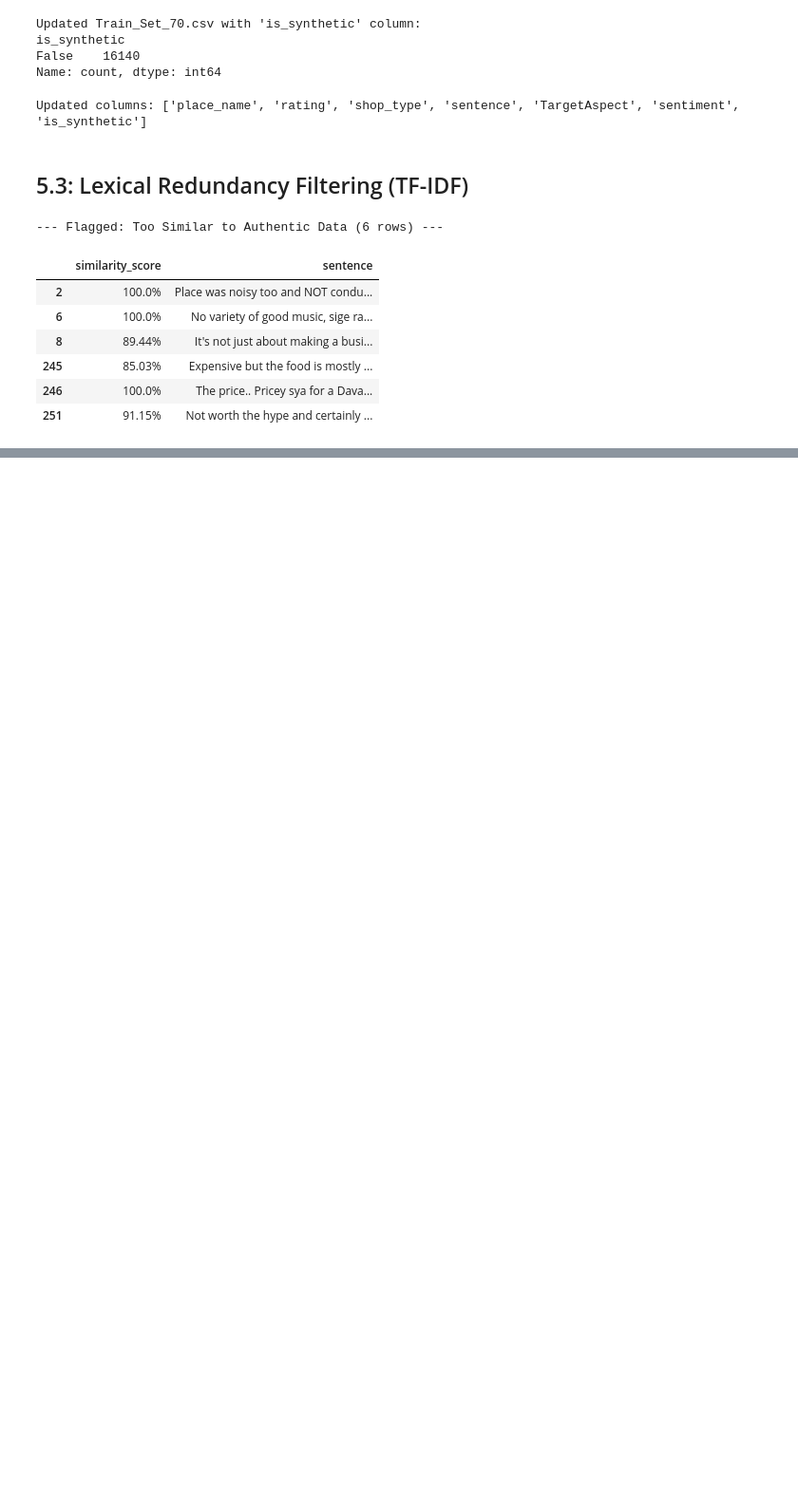
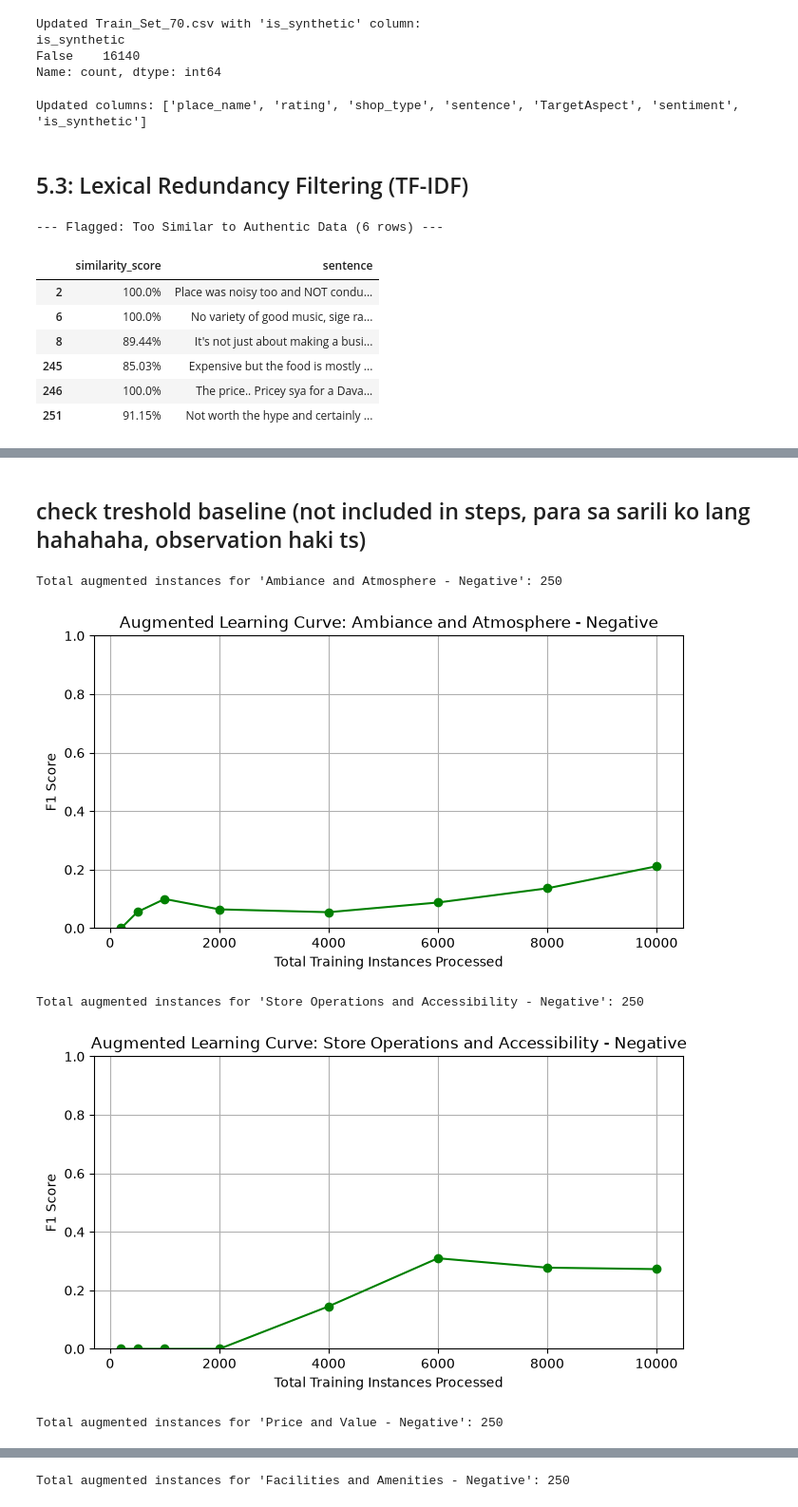
Before and after one commit to z-sulit/Thesis-Project-Aspect-Based-Sentiment-Analysis, a Jupyter notebook: _5_Targeted_Synthetic_Data_Augmentation/Data_augmentation.ipynb, the cells around one changed output, grey strips where cells are left out. Shown at 95% size. Drawn from its saved outputs; the diff is of its cells as text; code cells hidden in the pictures; blank space fills up the shorter version.

```diff
--- a/_5_Targeted_Synthetic_Data_Augmentation/Data_augmentation.ipynb
+++ b/_5_Targeted_Synthetic_Data_Augmentation/Data_augmentation.ipynb
@@ -434,0 +559,78 @@ Final Synthetic Rows Retained: 484
+# %% [markdown]
+## check treshold baseline (not included in steps, para sa sarili ko lang hahahaha, observation haki ts)
+# %%
+import matplotlib.pyplot as plt
+import pandas as pd
+import warnings
+
+from sklearn.feature_extraction.text import TfidfVectorizer
+from sklearn.linear_model import LogisticRegression
+from sklearn.metrics import f1_score
+from sklearn.pipeline import make_pipeline
+from sklearn.utils import resample
+
+warnings.filterwarnings('ignore')
+
+# 1. Load the NEW Augmented Train Set and the original Validation Set
+df_train_aug = pd.read_csv('Train_Set_70_Augmented.csv').dropna(subset=['sentence', 'TargetAspect'])
+df_val = pd.read_csv('Validation_Set_15.csv').dropna(subset=['sentence', 'TargetAspect'])
+
+# 2. Map Sentiment to Recreate TargetClass
+def map_sentiment(rating):
+    if rating <= 2: return 'Negative'
+    elif rating == 3: return 'Neutral'
+    else: return 'Positive'
+
+for df in [df_train_aug, df_val]:
+    df['Sentiment'] = df['rating'].apply(map_sentiment)
+    df['TargetClass'] = df['TargetAspect'] + ' - ' + df['Sentiment']
+
+# 3. Define the Plotting Function
+def plot_learning_curve(df_train, df_val, target_class, batch_sizes):
+    f1_scores = []
+
+    y_train_binary = (df_train['TargetClass'] == target_class).astype(int)
+    y_val_binary = (df_val['TargetClass'] == target_class).astype(int)
+
+    print(f"Total augmented instances for '{target_class}': {y_train_binary.sum()}")
+
+    proxy_model = make_pipeline(
+        TfidfVectorizer(max_features=5000, ngram_range=(1,2)),
+        LogisticRegression(max_iter=1000, class_weight='balanced', random_state=42)
+    )
+
+    valid_batch_sizes = [size for size in batch_sizes if size <= len(df_train)]
+
+    for size in valid_batch_sizes:
+        df_subset = resample(df_train, n_samples=size, replace=False, stratify=y_train_binary, random_state=42)
+        X_subset = df_subset['sentence'].fillna('')
+        y_subset = (df_subset['TargetClass'] == target_class).astype(int)
+
+        proxy_model.fit(X_subset, y_subset)
+        y_pred = proxy_model.predict(df_val['sentence'].fillna(''))
+
+        score = f1_score(y_val_binary, y_pred, zero_division=0)
+        f1_scores.append(score)
+
+    plt.figure(figsize=(8, 4))
+    plt.plot(valid_batch_sizes, f1_scores, marker='o', linestyle='-', color='g')
+    plt.title(f'Augmented Learning Curve: {target_class}')
+    plt.xlabel('Total Training Instances Processed')
+    plt.ylabel('F1 Score')
+    plt.grid(True)
+    plt.ylim(0, 1.0)
+    plt.show()
+
+# 4. Evaluate the Augmented Minority Classes
+batch_sizes = [200, 500, 1000, 2000, 4000, 6000, 8000, 10000]
+
+plot_learning_curve(df_train_aug, df_val, 'Ambiance and Atmosphere - Negative', batch_sizes)
+plot_learning_curve(df_train_aug, df_val, 'Store Operations and Accessibility - Negative', batch_sizes)
+plot_learning_curve(df_train_aug, df_val, 'Price and Value - Negative', batch_sizes)
+plot_learning_curve(df_train_aug, df_val, 'Facilities and Amenities - Negative', batch_sizes)
+# %% [output]
+Total augmented instances for 'Ambiance and Atmosphere - Negative': 250
+[figure, added]
+Total augmented instances for 'Store Operations and Accessibility - Negative': 250
+[figure, added]
+Total augmented instances for 'Price and Value - Negative': 250
@@ -434,0 +638 @@ Final Synthetic Rows Retained: 484
+Total augmented instances for 'Facilities and Amenities - Negative': 250
```
Also changed, not shown: parts of 11 cells of this notebook, 6 other files.
